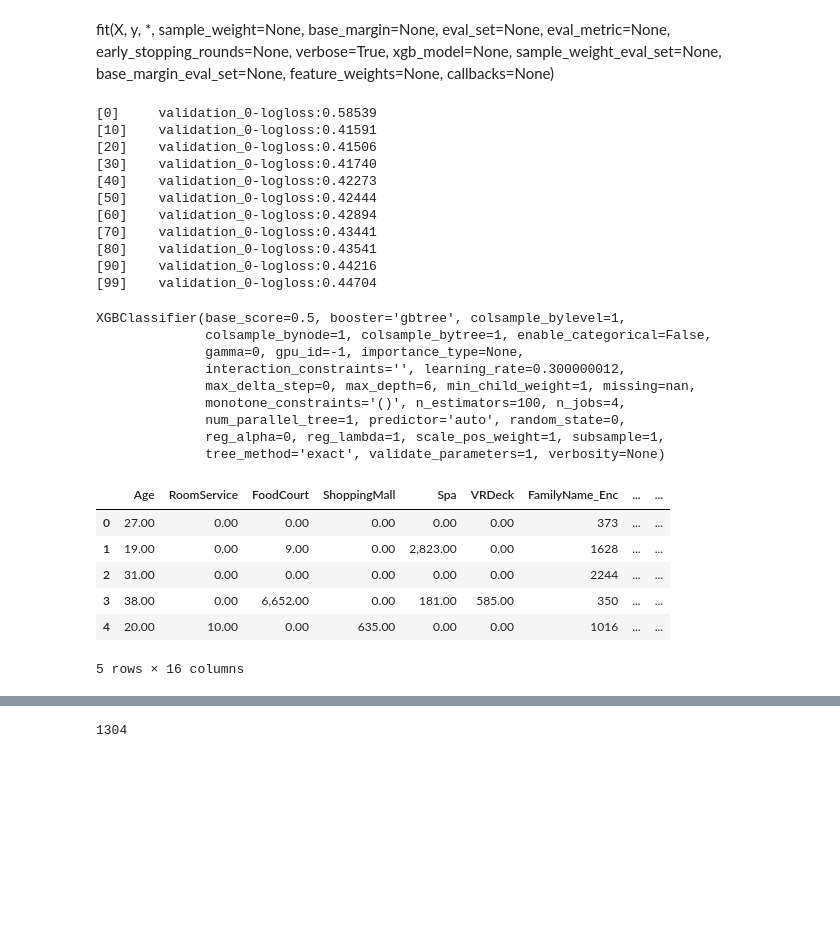
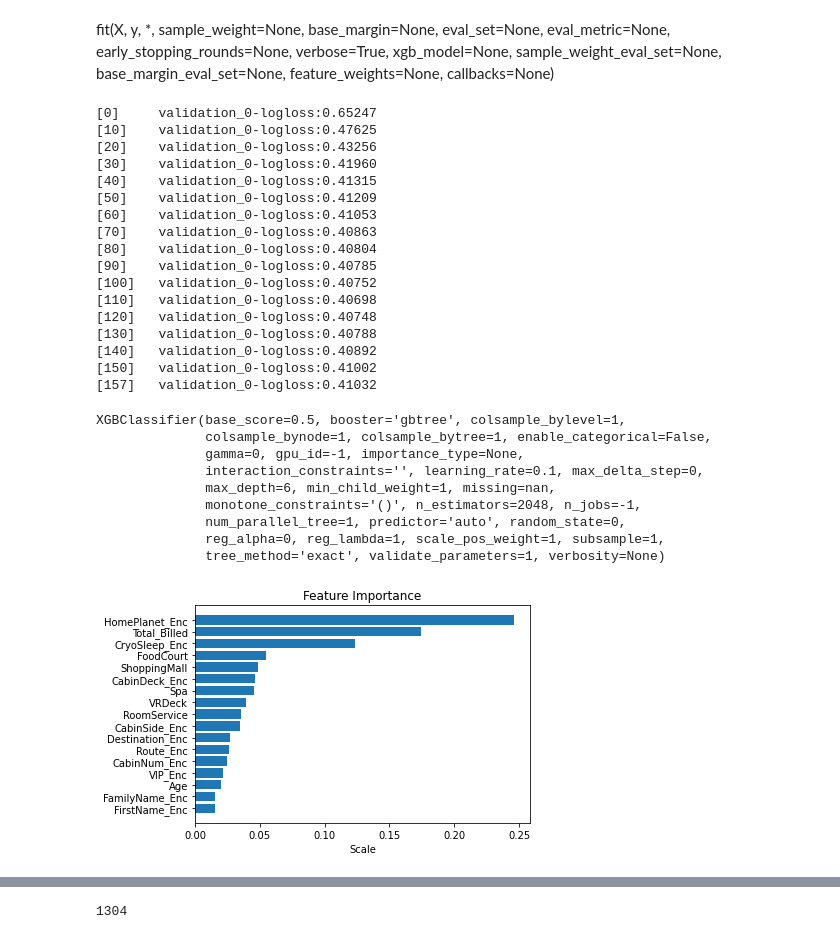
Before and after one commit to cviejom/Spaceship-Titanic, a Jupyter notebook: spaceship-my-starter-model.ipynb, the cells around one changed output, grey strips where cells are left out. Cells and saved outputs as stored; diff of their text form; code cells hidden in the pictures; blank space fills up the shorter version.

```diff
--- a/spaceship-my-starter-model.ipynb
+++ b/spaceship-my-starter-model.ipynb
@@ -397,6 +411,7 @@ categorical_features = [
                         'VIP',
                         'FirstName',
                         'FamilyName',
+                        'Route',
                         ]
 
 target_feature = 'Transported'
@@ -472,7 +489,8 @@ features = ['Age',
             'CabinNum_Enc',
             'CabinSide_Enc',
             'CabinDeck_Enc',
-            'Destination_Enc']
+            'Destination_Enc',
+            'Route_Enc']
 # %%
 from sklearn.model_selection import train_test_split
 X_train, X_val, y_train, y_val = train_test_split(trn_data[features], trn_data[target_feature], test_size = 0.15, random_state = 42)
@@ -480,39 +498,54 @@ X_train, X_val, y_train, y_val = train_test_split(trn_data[features], trn_data[t
 fit(X, y, *, sample_weight=None, base_margin=None, eval_set=None, eval_metric=None, early_stopping_rounds=None, verbose=True, xgb_model=None, sample_weight_eval_set=None, base_margin_eval_set=None, feature_weights=None, callbacks=None)
 # %%
 from xgboost import XGBClassifier
-cls = XGBClassifier()
-cls.fit(X_train, y_train, eval_set=[(X_val, y_val)], eval_metric=['logloss'], early_stopping_rounds=150, verbose=10)
+cls = XGBClassifier(
+                    learning_rate = 0.1,
+                    n_estimators = 2048,
+                    n_jobs = -1)
+cls.fit(X_train, y_train, eval_set = [(X_val, y_val)], eval_metric=['logloss'], early_stopping_rounds = 50, verbose = 10)
 # %% [output]
-[0]     validation_0-logloss:0.58539
-[10]    validation_0-logloss:0.41591
-[20]    validation_0-logloss:0.41506
-[30]    validation_0-logloss:0.41740
-[40]    validation_0-logloss:0.42273
-[50]    validation_0-logloss:0.42444
-[60]    validation_0-logloss:0.42894
-[70]    validation_0-logloss:0.43441
-[80]    validation_0-logloss:0.43541
-[90]    validation_0-logloss:0.44216
-[99]    validation_0-logloss:0.44704
+[0]     validation_0-logloss:0.65247
+[10]    validation_0-logloss:0.47625
+[20]    validation_0-logloss:0.43256
+[30]    validation_0-logloss:0.41960
+[40]    validation_0-logloss:0.41315
+[50]    validation_0-logloss:0.41209
+[60]    validation_0-logloss:0.41053
+[70]    validation_0-logloss:0.40863
+[80]    validation_0-logloss:0.40804
+[90]    validation_0-logloss:0.40785
+[100]   validation_0-logloss:0.40752
+[110]   validation_0-logloss:0.40698
+[120]   validation_0-logloss:0.40748
+[130]   validation_0-logloss:0.40788
+[140]   validation_0-logloss:0.40892
+[150]   validation_0-logloss:0.41002
+[157]   validation_0-logloss:0.41032
 XGBClassifier(base_score=0.5, booster='gbtree', colsample_bylevel=1,
               colsample_bynode=1, colsample_bytree=1, enable_categorical=False,
               gamma=0, gpu_id=-1, importance_type=None,
-              interaction_constraints='', learning_rate=0.300000012,
-              max_delta_step=0, max_depth=6, min_child_weight=1, missing=nan,
-              monotone_constraints='()', n_estimators=100, n_jobs=4,
+              interaction_constraints='', learning_rate=0.1, max_delta_step=0,
+              max_depth=6, min_child_weight=1, missing=nan,
+              monotone_constraints='()', n_estimators=2048, n_jobs=-1,
               num_parallel_tree=1, predictor='auto', random_state=0,
               reg_alpha=0, reg_lambda=1, scale_pos_weight=1, subsample=1,
               tree_method='exact', validate_parameters=1, verbosity=None)
-# %%
-tst_data[features].head()
-# %% [output]
-|  | Age | RoomService | FoodCourt | ShoppingMall | Spa | VRDeck | FamilyName_Enc | ... | ... |
-| 0 | 27.00 | 0.00 | 0.00 | 0.00 | 0.00 | 0.00 | 373 | ... | ... |
-| 1 | 19.00 | 0.00 | 9.00 | 0.00 | 2,823.00 | 0.00 | 1628 | ... | ... |
-| 2 | 31.00 | 0.00 | 0.00 | 0.00 | 0.00 | 0.00 | 2244 | ... | ... |
-| 3 | 38.00 | 0.00 | 6,652.00 | 0.00 | 181.00 | 585.00 | 350 | ... | ... |
-| 4 | 20.00 | 10.00 | 0.00 | 635.00 | 0.00 | 0.00 | 1016 | ... | ... |
-5 rows × 16 columns
+# %%
+import matplotlib.pyplot as plt
+
+def feature_importance(clf):
+    importances = clf.feature_importances_
+    i = np.argsort(importances)
+    features = X_train.columns
+    plt.title('Feature Importance')
+    plt.barh(range(len(i)), importances[i], align='center')
+    plt.yticks(range(len(i)), [features[x] for x in i])
+    plt.xlabel('Scale')
+    plt.show()
+# %%
+feature_importance(cls)
+# %% [output]
+[figure, added]
 # %%
 from sklearn.metrics import accuracy_score
 val_preds = cls.predict(X_val[features])
```
Also changed, not shown: parts of 25 cells of this notebook.
